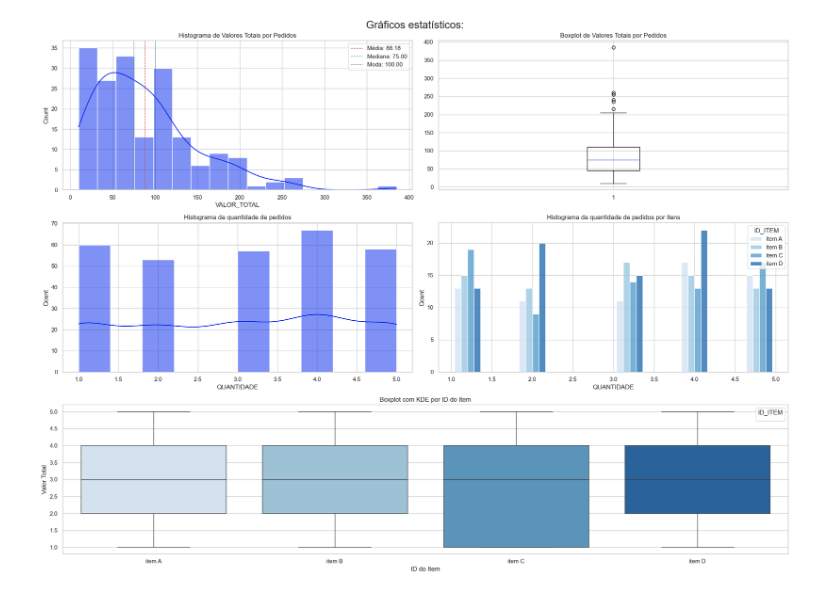
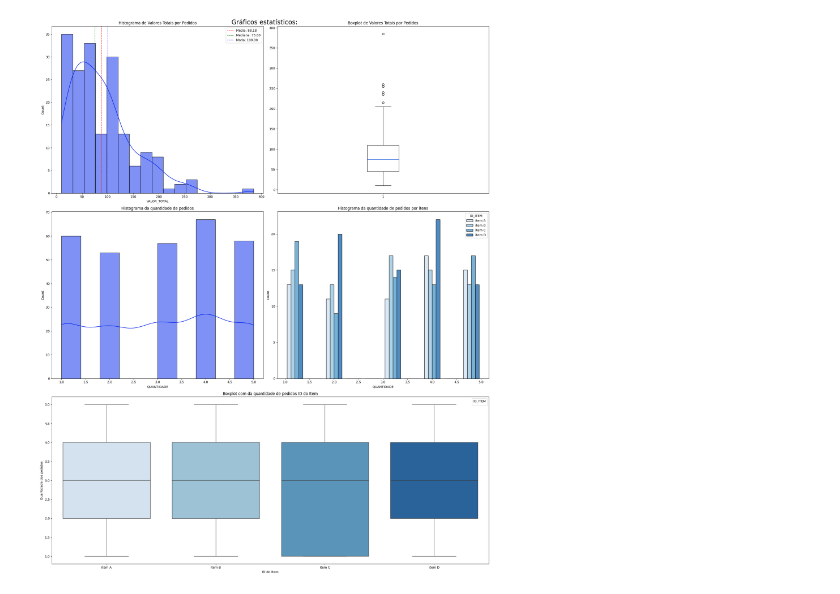
Before and after one commit to MarcoBispo97/desafio_datalakers-, a Jupyter notebook: case_mr_health.ipynb, the cells around one changed output. Drawn from its saved outputs; the diff is of its cells as text; code cells hidden in the pictures.

```diff
--- a/case_mr_health.ipynb
+++ b/case_mr_health.ipynb
@@ -134,26 +161,0 @@ None
-# %%
-df_join1 = df_item_pedido.merge(df_item_3, on='ID_ITEM', how='left')
-df_join2 = df_join1.merge(df_pedido_1, on='ID_PEDIDO', how='left')
-df_join2['VALOR_TOTAL'] = df_join2['QUANTIDADE'] * df_join2["PRECO"]
-df = df_join2
-
-traducao_dias = {
-    'Monday': 'Segunda-feira',
-    'Tuesday': 'Terça-feira',
-    'Wednesday': 'Quarta-feira',
-    'Thursday': 'Quinta-feira',
-    'Friday': 'Sexta-feira',
-    'Saturday': 'Sábado',
-    'Sunday': 'Domingo'
-}
-
-df['DATA'] = pd.to_datetime(df['DATA'], format='%Y-%m-%d')
-df.sort_values(by='DATA')
-df['DIA DA SEMANA'] = df['DATA'].dt.day_name()
-df['DIA DA SEMANA'] = df['DIA DA SEMANA'].replace(traducao_dias)
-df["NUMERO DA SEMANA"] = df['DATA'].dt.isocalendar().week
-df['NUMERO DO MES'] = df['DATA'].dt.month
-df['MES'] = df['DATA']
-total_duplicados = df.duplicated().sum()
-print("Total de duplicados:", total_duplicados)
-df
@@ -281,7 +283,7 @@ sns.set_palette(sns.color_palette("winter"))
 df = df.sort_values(by="ID_ITEM")
 
 # Criando a figura principal com tamanho definido
-plt.figure(figsize=(20, 15))
+plt.figure(figsize=(20, 25))
 
 # Primeiro subplot: Histograma de Valores Totais por Pedidos
 plt.subplot(3, 2, 1)
@@ -299,33 +301,33 @@ plt.legend()
 # Segundo subplot: Boxplot de Valores Totais por Pedidos
 plt.subplot(3, 2, 2)
 plt.boxplot(data=df_pedido, x="VALOR_TOTAL")
 plt.title('Boxplot de Valores Totais por Pedidos')
 
 # Terceiro subplot: Histograma da quantidade de pedidos
 plt.subplot(3, 2, 3)
 sns.histplot(data=df, x="QUANTIDADE", kde=True)
 plt.title('Histograma da quantidade de pedidos')
 
 # Quarto subplot: Histograma da quantidade de pedidos por itens
 plt.subplot(3, 2, 4)
 sns.histplot(data=df, x="QUANTIDADE", hue="ID_ITEM", multiple="dodge", shrink=.8, palette='Blues')
 plt.title('Histograma da quantidade de pedidos por itens')
 
 # Quinto subplot: Boxplot com KDE por ID do Item
 plt.subplot(3, 1, 3)
 sns.boxplot(data=df, x='ID_ITEM', y='QUANTIDADE', hue='ID_ITEM', palette='Blues', legend=False)
 sns.kdeplot(data=df[df['ID_ITEM'] == 'A']['QUANTIDADE'], color='blue', label='A', linewidth=2)
 sns.kdeplot(data=df[df['ID_ITEM'] == 'B']['QUANTIDADE'], color='lightblue', label='B', linewidth=2)
 sns.kdeplot(data=df[df['ID_ITEM'] == 'C']['QUANTIDADE'], color='skyblue', label='C', linewidth=2)
 plt.xlabel('ID do Item')
-plt.ylabel('Valor Total')
-plt.title('Boxplot com KDE por ID do Item')
+plt.ylabel('Quantidade dos pedidos')
+plt.title('Boxplot com da quantidade de pedidos ID do Item')
 plt.legend(title='ID_ITEM')
 
 # Mostrando a figura completa
 plt.suptitle("Gráficos estatísticos:", fontsize=20)
 plt.subplots_adjust(top=0.92)
 plt.tight_layout()
 plt.show()
 # %% [output]
-[figure, old version]
+[figure, new version]
```
Also changed, not shown: parts of 36 cells of this notebook.
